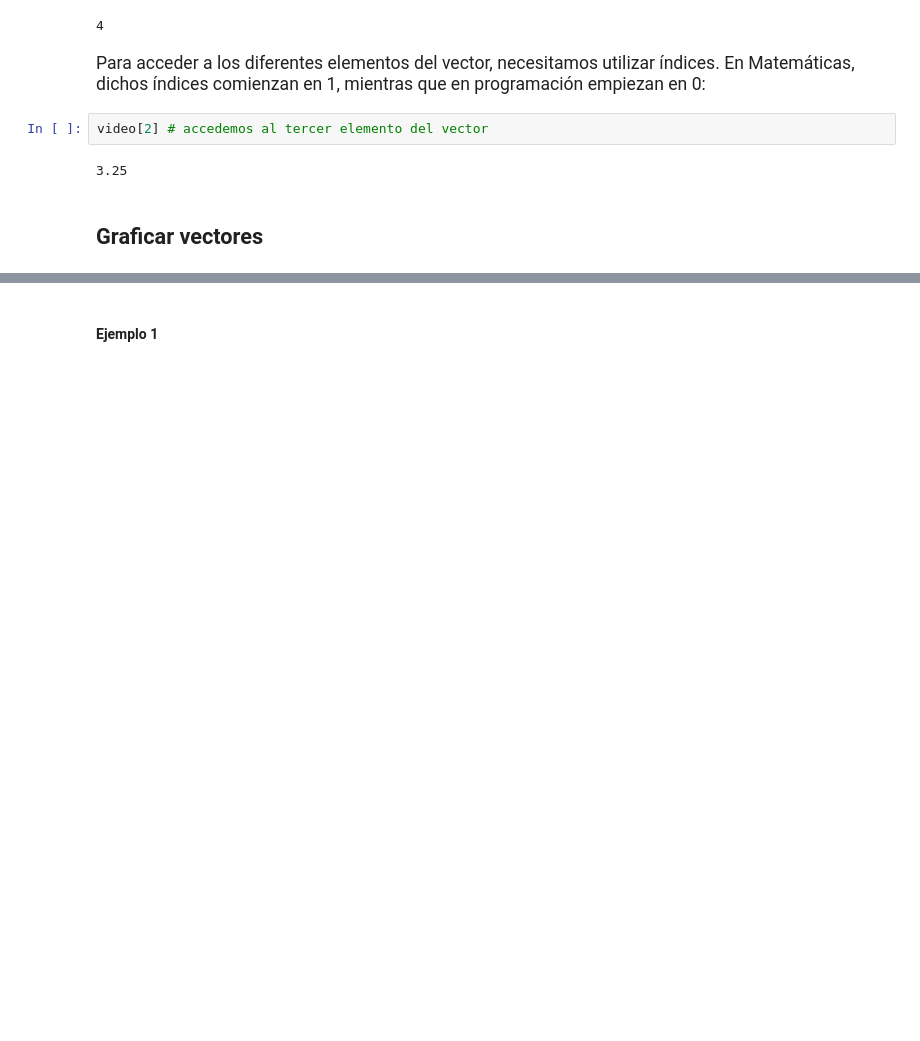
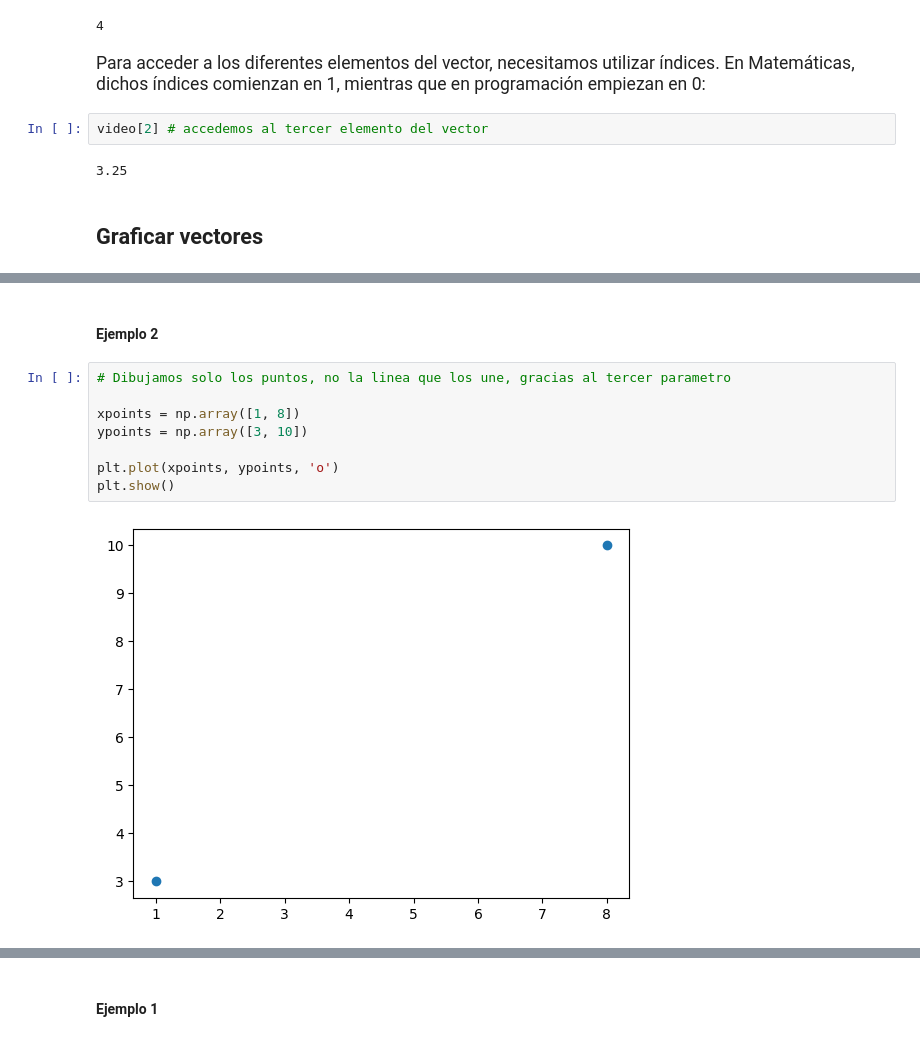
Before and after one commit to SunFanton/maths-for-ai, a Jupyter notebook: Vectores/Vectores.ipynb, the cells around one changed output, grey strips where cells are left out. Cells and saved outputs as stored; diff of their text form; blank space fills up the shorter version.

```diff
--- a/Vectores/Vectores.ipynb
+++ b/Vectores/Vectores.ipynb
@@ -48,0 +63,12 @@ Matplotlib is building the font cache; this may take a moment.
+# %% [markdown]
+#### Ejemplo 2
+# %%
+# Dibujamos solo los puntos, no la linea que los une, gracias al tercer parametro
+
+xpoints = np.array([1, 8])
+ypoints = np.array([3, 10])
+
+plt.plot(xpoints, ypoints, 'o')
+plt.show()
+# %% [output]
+[figure, added]
```
Also changed, not shown: parts of 23 cells of this notebook.
